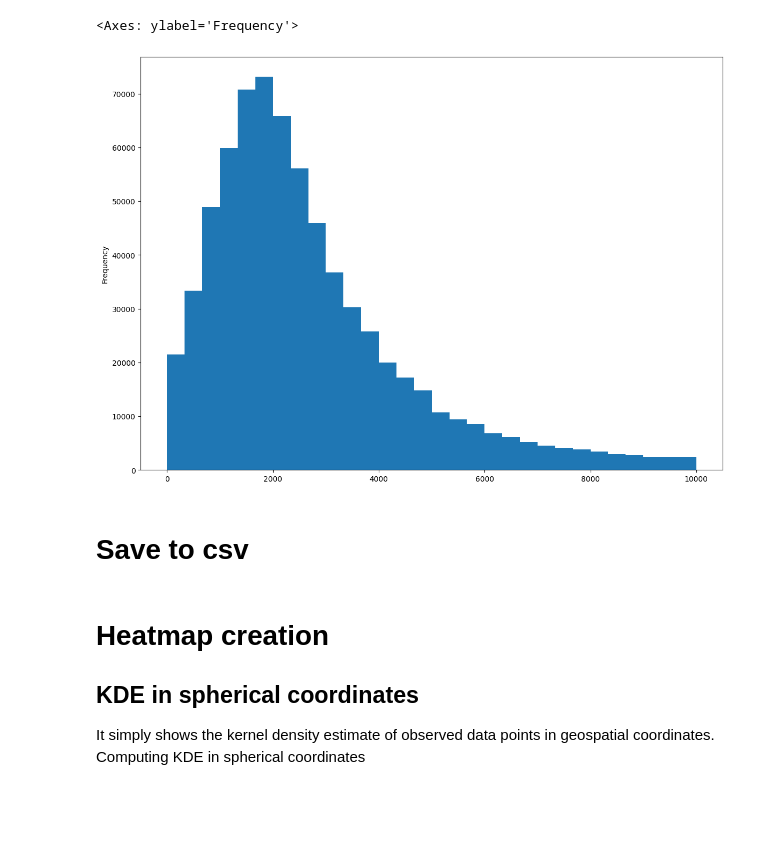
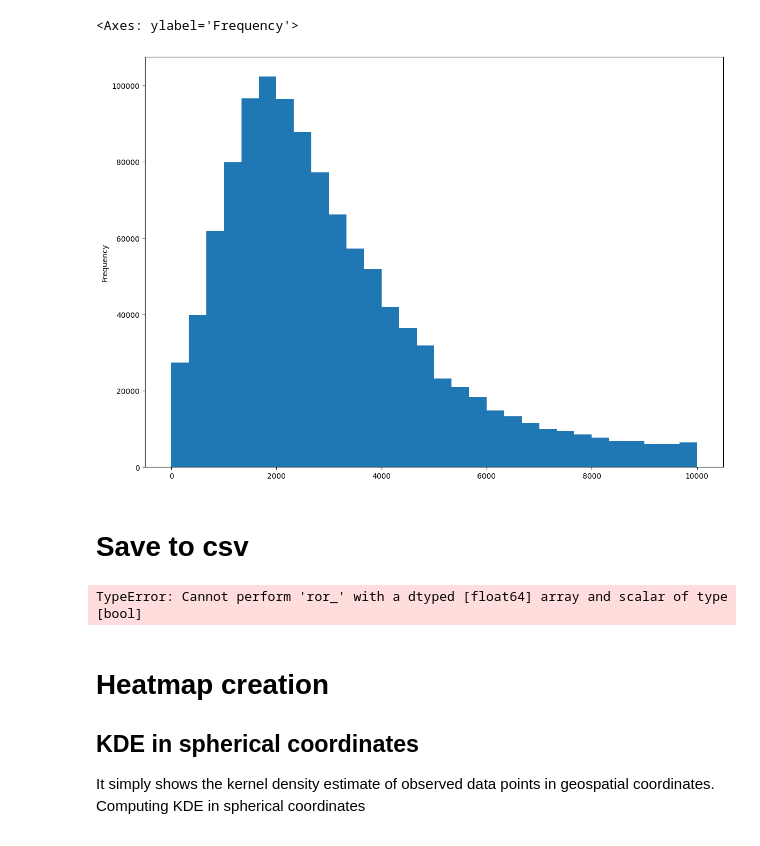
Before and after one commit to ClementBM/sandbox, a Jupyter notebook: geo-analysis/notebooks/squaremeter_price.ipynb, the cells around one changed output. Saved outputs shown, nothing was run; the diff lists cells and outputs as text; code cells hidden in the pictures; blank space fills up the shorter version.

```diff
--- a/geo-analysis/notebooks/squaremeter_price.ipynb
+++ b/geo-analysis/notebooks/squaremeter_price.ipynb
@@ -8,7 +8,7 @@ from scipy.interpolate import griddata
 from numpy import linspace
 import matplotlib.pyplot as plt
 # %%
-sellprices_df = pd.read_csv(SOLD_HOUSE_PRICES)
+sellprices_df = pd.read_csv(CLEAN_SOLD_HOUSE_PRICES)
 # %%
 sellprices_df.head()
 # %% [output]
@@ -45 +40,5 @@ print(100*round(len(df)/len(sellprices_df),2), "%")
+# %%
+df = sellprices_df.copy()
+df["m2_price_bati"] = df["valeur_fonciere"] / df["surface_reelle_bati"]
+df["m2_price_terrain"] = df["valeur_fonciere"] / df["surface_terrain"]
 # %%
@@ -50,10 +54,17 @@ ax.set_yscale('log')
 # %%
-df[df["m2_price"] <= 1e4]["m2_price"].plot.hist(figsize=(14,10), bins=30)
+df[df["m2_price_bati"] <= 1e4]["m2_price_bati"].plot.hist(figsize=(14,10), bins=30)
 # %% [output]
 <Axes: ylabel='Frequency'>
-[figure, old version]
+[figure, new version]
 # %% [markdown]
 # Save to csv
 # %%
-df[["m2_price", "surface_reelle_bati", "surface_terrain", "valeur_fonciere", "longitude", "latitude"]].to_csv("../data/m2_price.csv")
-df[df["m2_price"] <= 1e4].to_csv("../data/m2_price_upto1e4.csv")
+df[["m2_price_bati",
+    "m2_price_terrain",
+    "surface_reelle_bati",
+    "surface_terrain",
+    "valeur_fonciere",
+    "longitude",
+    "latitude"]].to_csv("../data/m2_price.csv")
+# %% [output]
+TypeError: Cannot perform 'ror_' with a dtyped [float64] array and scalar of type [bool]
```
Also changed, not shown: parts of 15 cells of this notebook, 5 other files.
